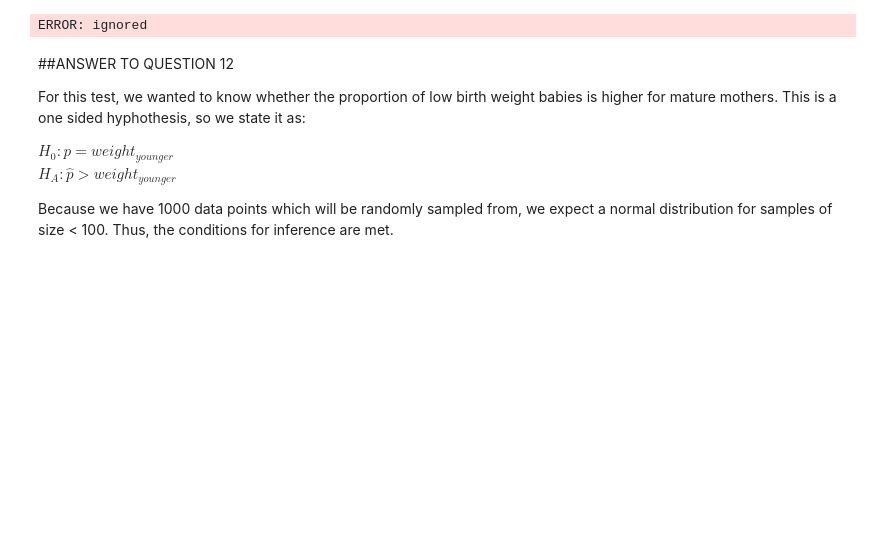
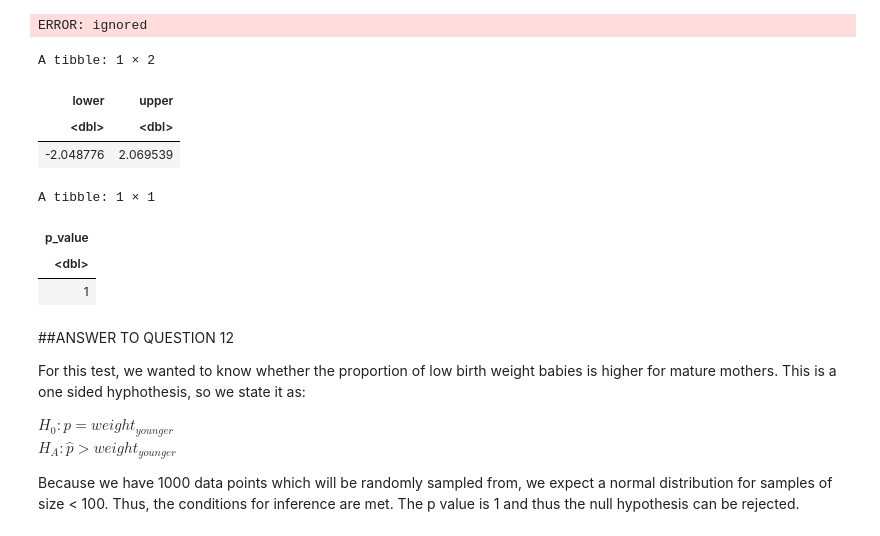
Before and after one commit to KyleSprague/DCS_210, a Jupyter notebook: DCS_210_Project_6.ipynb, the cells around one changed output. Drawn from its saved outputs; the diff is of its cells as text; code cells hidden in the pictures; blank space fills up the shorter version.

```diff
--- a/DCS_210_Project_6.ipynb
+++ b/DCS_210_Project_6.ipynb
@@ -392,6 +403,44 @@ A tibble: 1 × 1
 Warning message:
 “You have given `type = "draw"`, but `type` is expected to be `"permute"`. This workflow is untested and the results may not mean what you think they mean.”
 ERROR: ignored
+# %%
+#attempt 2 for coding question 12:
+
+
+nc_births_alt <- ncbirths %>%
+  mutate(
+    mature = fct_recode(
+      mature,
+      '0' = "mature mom",
+      '1' = "younger mom",
+    )
+  )
+
+
+null_dist <- ncbirths %>%
+  specify(response = weight, explanatory = mature) %>%
+  hypothesize(null = "point", mu = 7.25) %>%
+  generate(reps = 100, type = "bootstrap") %>%
+  calculate(stat = "t", order = c("mature mom", "younger mom"))
+
+null_dist %>%
+  summarise(
+    lower = quantile(stat, 0.025),
+    upper = quantile(stat, 0.975)
+  )
+
+null_dist %>%
+  filter(stat <= 7.25) %>%
+  summarise(p_value = n()/nrow(null_dist))
+# %% [output]
+A tibble: 1 × 2
+| lower | upper |
+| <dbl> | <dbl> |
+| -2.048776 | 2.069539 |
+A tibble: 1 × 1
+| p_value |
+| <dbl> |
+| 1 |
 # %% [markdown]
 ##ANSWER TO QUESTION 12
 
@@ -401,3 +450,4 @@ $H_0: p = weight_{younger}$ <br>
 $H_A: \hat{p} > weight_{younger}$ <br>
 
 Because we have 1000 data points which will be randomly sampled from, we expect a normal distribution for samples of size < 100. Thus, the conditions for inference are met.
+The p value is 1 and thus the null hypothesis can be rejected.
```
Also changed, not shown: parts of 2 cells of this notebook.
